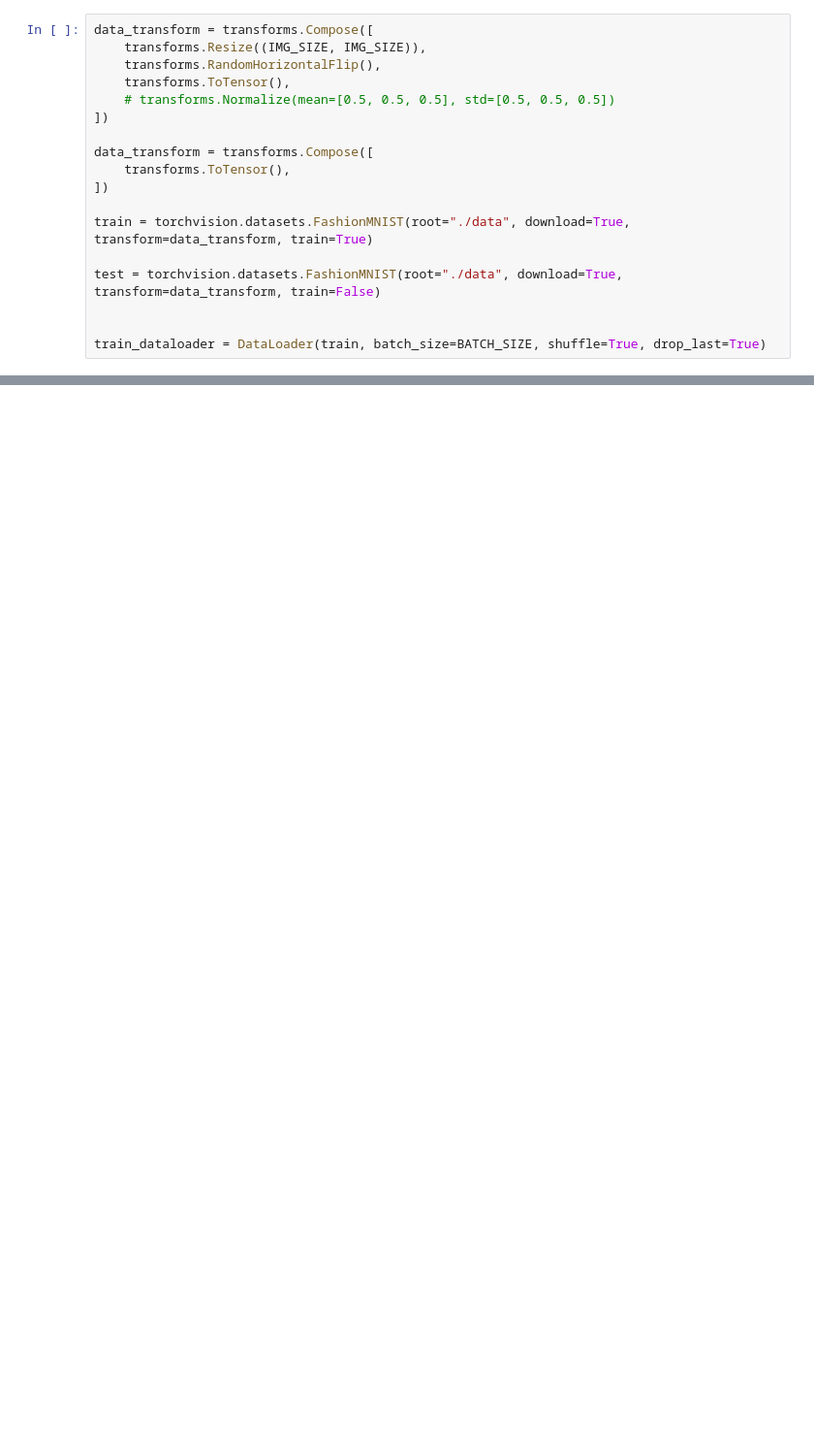
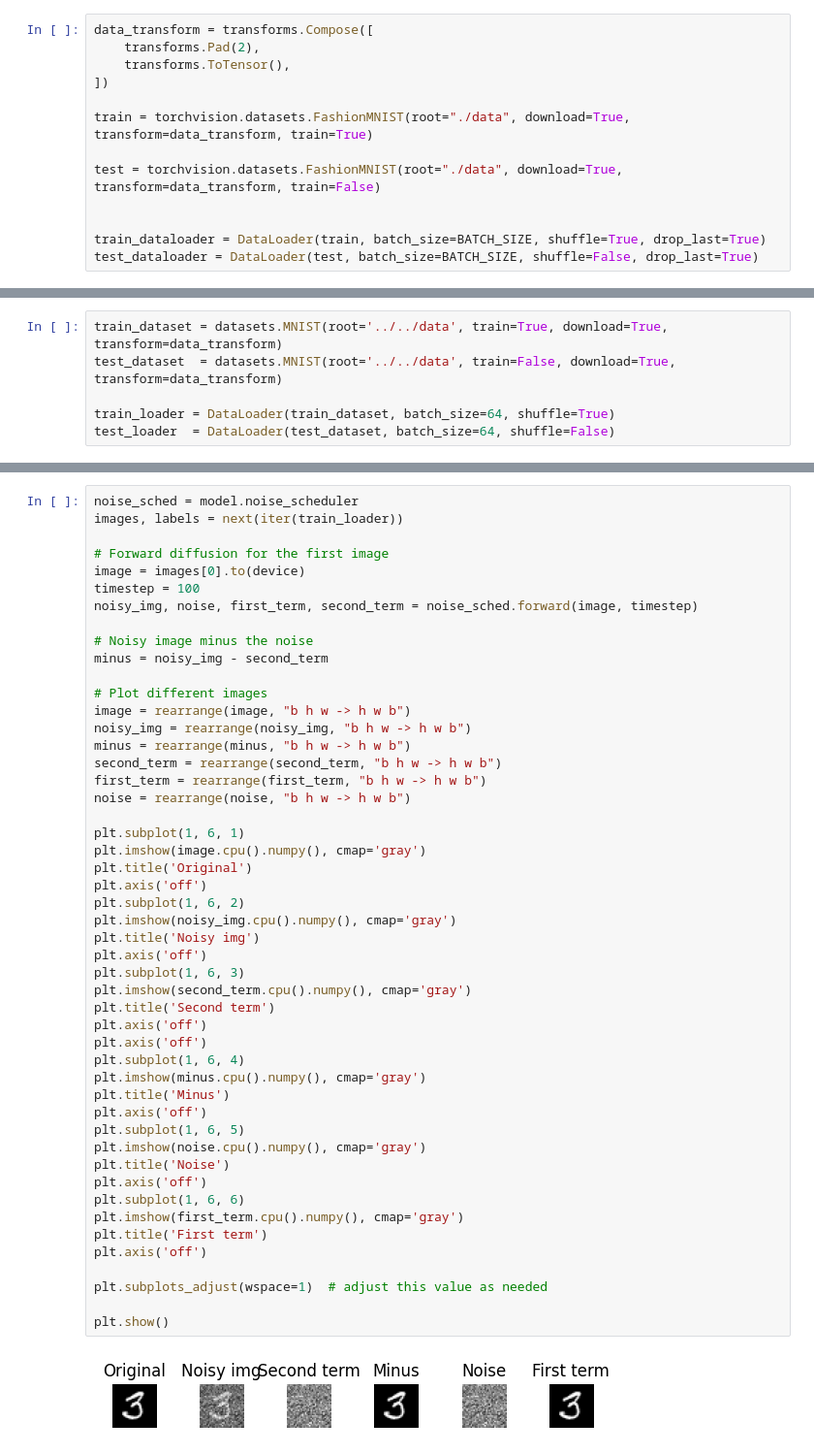
Before and after one commit to ShlomiRex/final_project, a Jupyter notebook: src/train.ipynb, the cells around one changed output, grey strips where cells are left out. Shown: that part at 97% size. Saved outputs shown, nothing was run; the diff lists cells and outputs as text; blank space fills up the shorter version.

```diff
--- a/src/train.ipynb
+++ b/src/train.ipynb
@@ -27,12 +36,6 @@ Using device: cuda
 # %%
 data_transform = transforms.Compose([
-    transforms.Resize((IMG_SIZE, IMG_SIZE)),
-    transforms.RandomHorizontalFlip(),
-    transforms.ToTensor(),
-    # transforms.Normalize(mean=[0.5, 0.5, 0.5], std=[0.5, 0.5, 0.5])
-])
-
-data_transform = transforms.Compose([
+    transforms.Pad(2),
     transforms.ToTensor(),
 ])
 
@@ -42,3 +45,4 @@ test = torchvision.datasets.FashionMNIST(root="./data", download=True, transform
 
 
 train_dataloader = DataLoader(train, batch_size=BATCH_SIZE, shuffle=True, drop_last=True)
+test_dataloader = DataLoader(test, batch_size=BATCH_SIZE, shuffle=False, drop_last=True)
@@ -44,0 +107,6 @@ train_dataloader = DataLoader(train, batch_size=BATCH_SIZE, shuffle=True, drop_l
+# %%
+train_dataset = datasets.MNIST(root='../../data', train=True, download=True, transform=data_transform)
+test_dataset  = datasets.MNIST(root='../../data', train=False, download=True, transform=data_transform)
+
+train_loader = DataLoader(train_dataset, batch_size=64, shuffle=True)
+test_loader  = DataLoader(test_dataset, batch_size=64, shuffle=False)
@@ -44,0 +115,51 @@ train_dataloader = DataLoader(train, batch_size=BATCH_SIZE, shuffle=True, drop_l
+# %%
+noise_sched = model.noise_scheduler
+images, labels = next(iter(train_loader))
+
+# Forward diffusion for the first image
+image = images[0].to(device)
+timestep = 100
+noisy_img, noise, first_term, second_term = noise_sched.forward(image, timestep)
+
+# Noisy image minus the noise
+minus = noisy_img - second_term
+
+# Plot different images
+image = rearrange(image, "b h w -> h w b")
+noisy_img = rearrange(noisy_img, "b h w -> h w b")
+minus = rearrange(minus, "b h w -> h w b")
+second_term = rearrange(second_term, "b h w -> h w b")
+first_term = rearrange(first_term, "b h w -> h w b")
+noise = rearrange(noise, "b h w -> h w b")
+
+plt.subplot(1, 6, 1)
+plt.imshow(image.cpu().numpy(), cmap='gray')
+plt.title('Original')
+plt.axis('off')
+plt.subplot(1, 6, 2)
+plt.imshow(noisy_img.cpu().numpy(), cmap='gray')
+plt.title('Noisy img')
+plt.axis('off')
+plt.subplot(1, 6, 3)
+plt.imshow(second_term.cpu().numpy(), cmap='gray')
+plt.title('Second term')
+plt.axis('off')
+plt.axis('off')
+plt.subplot(1, 6, 4)
+plt.imshow(minus.cpu().numpy(), cmap='gray')
+plt.title('Minus')
+plt.axis('off')
+plt.subplot(1, 6, 5)
+plt.imshow(noise.cpu().numpy(), cmap='gray')
+plt.title('Noise')
+plt.axis('off')
+plt.subplot(1, 6, 6)
+plt.imshow(first_term.cpu().numpy(), cmap='gray')
+plt.title('First term')
+plt.axis('off')
+
+plt.subplots_adjust(wspace=1)  # adjust this value as needed
+
+plt.show()
+# %% [output]
+[figure, added]
```
Also changed, not shown: parts of 12 cells of this notebook, 3 other files.
